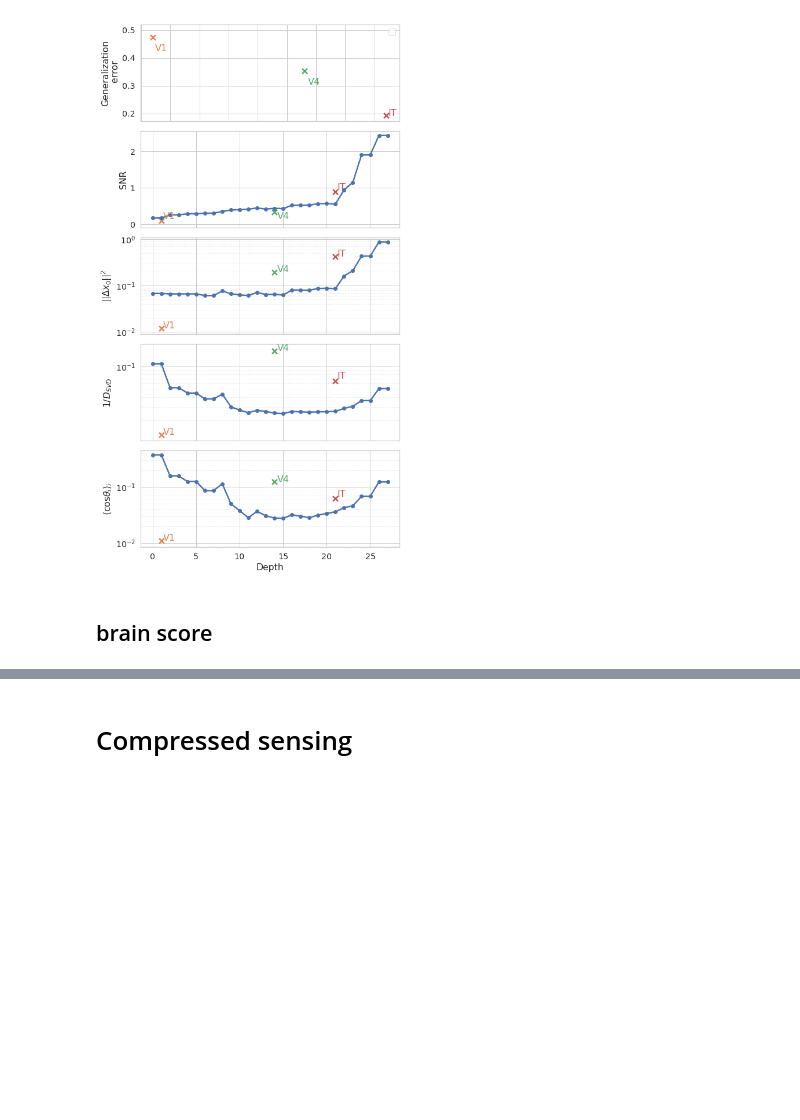
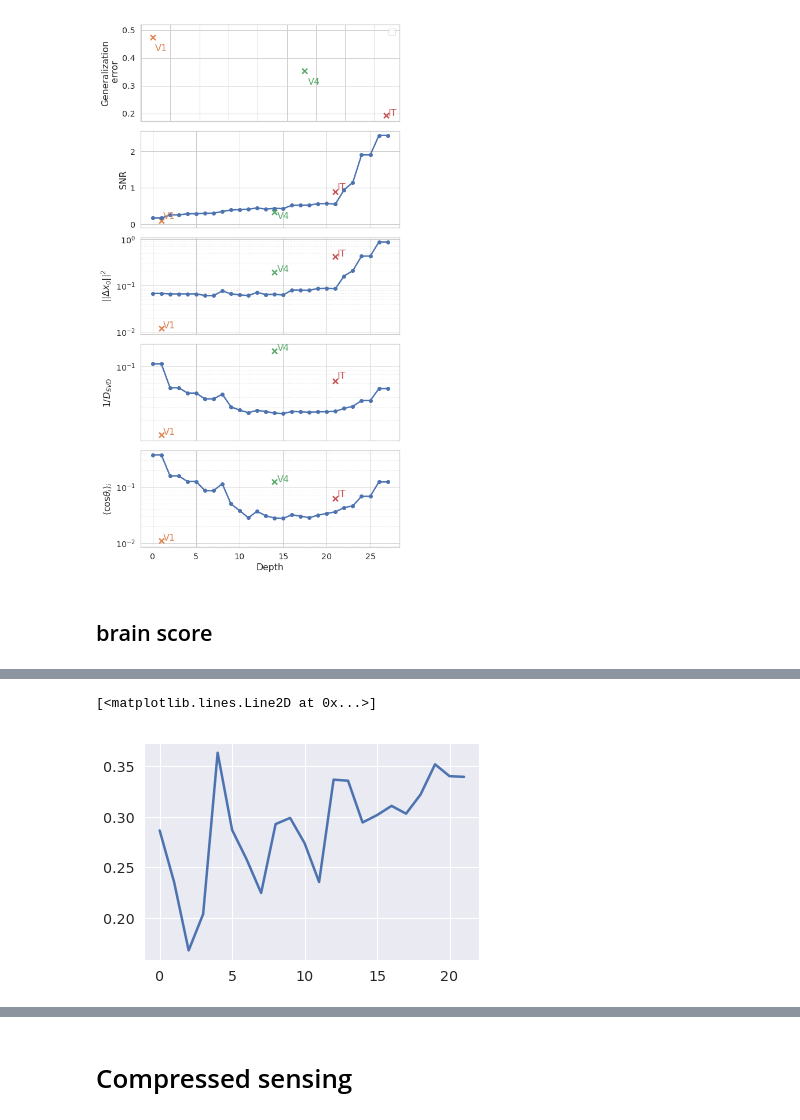
Before and after one commit to bsorsch/geometry-fewshot-learning, a Jupyter notebook: ResNet_macaque_stimuli.ipynb, the cells around one changed output, grey strips where cells are left out. Drawn from its saved outputs; the diff is of its cells as text; code cells hidden in the pictures; blank space fills up the shorter version.

```diff
--- a/ResNet_macaque_stimuli.ipynb
+++ b/ResNet_macaque_stimuli.ipynb
@@ -817,0 +839,5 @@ eigs, eigvs = np.linalg.eig(O)
+# %%
+plt.plot(rs)
+# %% [output]
+[<matplotlib.lines.Line2D at 0x...>]
+[figure, added]
```
Also changed, not shown: parts of 25 cells of this notebook, 3 other files.
